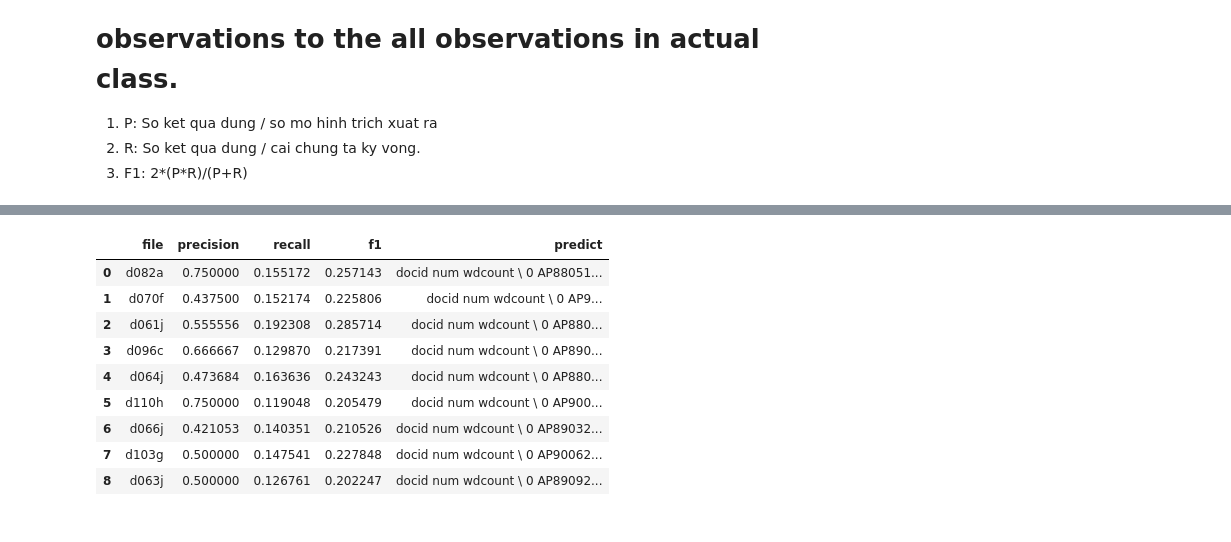
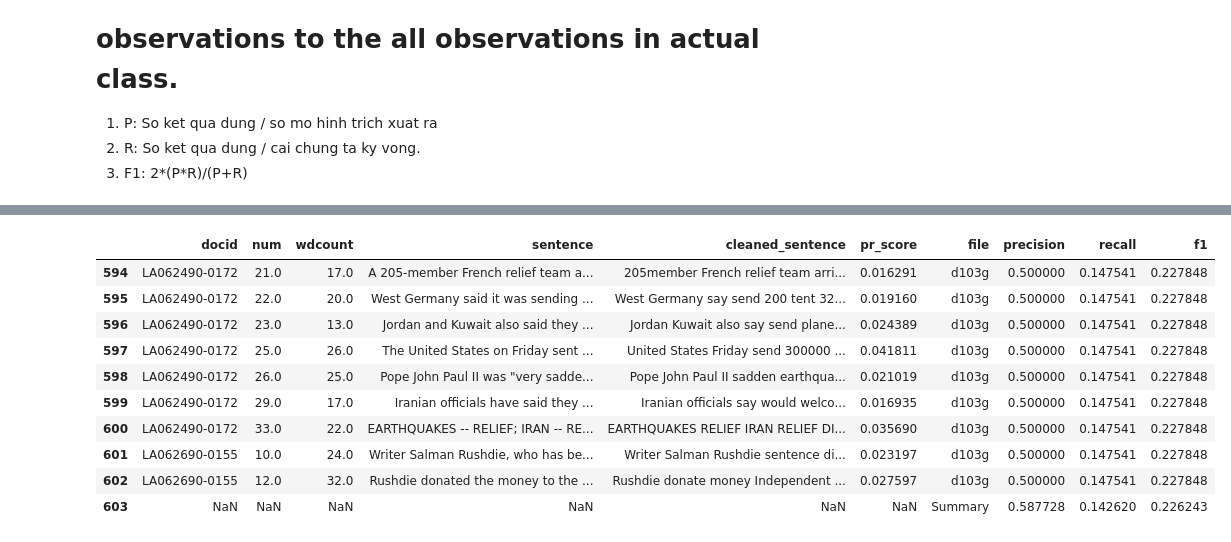
Before and after one commit to khaphan-github/nlp, a Jupyter notebook: page_range_ver_1.ipynb, the cells around one changed output, grey strips where cells are left out. Cells and saved outputs as stored; diff of their text form; code cells hidden in the pictures.

```diff
--- a/page_range_ver_1.ipynb
+++ b/page_range_ver_1.ipynb
@@ -457,18 +497,31 @@ plot_line_chart(all_results)
 # %%
-above_threshold_results = filter_f1_above(all_results, 0.2)
-above_threshold = pd.DataFrame(above_threshold_results)
-above_threshold.head(12)
+# Show the summarized DataFrame
+df_above_threshold = results_to_df(above_threshold_results)
+
+# Add summary statistics at the bottom
+summary_row = {
+  'file': 'Summary',
+  'precision': df_above_threshold['precision'].mean(),
+  'recall': df_above_threshold['recall'].mean(),
+  'f1': df_above_threshold['f1'].mean()
+}
+  # Only keep columns that exist in df_above_threshold
+summary_row = {k: v for k, v in summary_row.items() if k in df_above_threshold.columns}
+df_above_threshold = pd.concat([df_above_threshold, pd.DataFrame([summary_row])], ignore_index=True)
+
+df_above_threshold.tail(10)
 # %% [output]
-|  | file | precision | recall | f1 | predict |
-| 0 | d082a | 0.750000 | 0.155172 | 0.257143 | docid num wdcount \ 0 AP88051... |
-| 1 | d070f | 0.437500 | 0.152174 | 0.225806 | docid num wdcount \ 0 AP9... |
-| 2 | d061j | 0.555556 | 0.192308 | 0.285714 | docid num wdcount \ 0 AP880... |
-| 3 | d096c | 0.666667 | 0.129870 | 0.217391 | docid num wdcount \ 0 AP890... |
-| 4 | d064j | 0.473684 | 0.163636 | 0.243243 | docid num wdcount \ 0 AP880... |
-| 5 | d110h | 0.750000 | 0.119048 | 0.205479 | docid num wdcount \ 0 AP900... |
-| 6 | d066j | 0.421053 | 0.140351 | 0.210526 | docid num wdcount \ 0 AP89032... |
-| 7 | d103g | 0.500000 | 0.147541 | 0.227848 | docid num wdcount \ 0 AP90062... |
-| 8 | d063j | 0.500000 | 0.126761 | 0.202247 | docid num wdcount \ 0 AP89092... |
+|  | docid | num | wdcount | sentence | cleaned_sentence | pr_score | file | precision | recall | f1 |
+| 594 | LA062490-0172 | 21.0 | 17.0 | A 205-member French relief team a... | 205member French relief team arri... | 0.016291 | d103g | 0.500000 | 0.147541 | 0.227848 |
+| 595 | LA062490-0172 | 22.0 | 20.0 | West Germany said it was sending ... | West Germany say send 200 tent 32... | 0.019160 | d103g | 0.500000 | 0.147541 | 0.227848 |
+| 596 | LA062490-0172 | 23.0 | 13.0 | Jordan and Kuwait also said they ... | Jordan Kuwait also say send plane... | 0.024389 | d103g | 0.500000 | 0.147541 | 0.227848 |
+| 597 | LA062490-0172 | 25.0 | 26.0 | The United States on Friday sent ... | United States Friday send 300000 ... | 0.041811 | d103g | 0.500000 | 0.147541 | 0.227848 |
+| 598 | LA062490-0172 | 26.0 | 25.0 | Pope John Paul II was "very sadde... | Pope John Paul II sadden earthqua... | 0.021019 | d103g | 0.500000 | 0.147541 | 0.227848 |
+| 599 | LA062490-0172 | 29.0 | 17.0 | Iranian officials have said they ... | Iranian officials say would welco... | 0.016935 | d103g | 0.500000 | 0.147541 | 0.227848 |
+| 600 | LA062490-0172 | 33.0 | 22.0 | EARTHQUAKES -- RELIEF; IRAN -- RE... | EARTHQUAKES RELIEF IRAN RELIEF DI... | 0.035690 | d103g | 0.500000 | 0.147541 | 0.227848 |
+| 601 | LA062690-0155 | 10.0 | 24.0 | Writer Salman Rushdie, who has be... | Writer Salman Rushdie sentence di... | 0.023197 | d103g | 0.500000 | 0.147541 | 0.227848 |
+| 602 | LA062690-0155 | 12.0 | 32.0 | Rushdie donated the money to the ... | Rushdie donate money Independent ... | 0.027597 | d103g | 0.500000 | 0.147541 | 0.227848 |
+| 603 | NaN | NaN | NaN | NaN | NaN | NaN | Summary | 0.587728 | 0.142620 | 0.226243 |
 # %%
 plot_line_chart(test_data_set_results)
 # %% [output]
```
Also changed, not shown: parts of 9 cells of this notebook.
